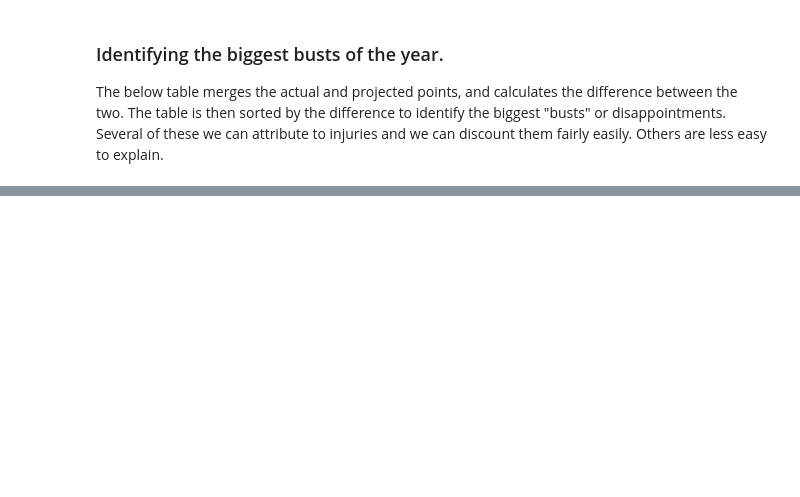
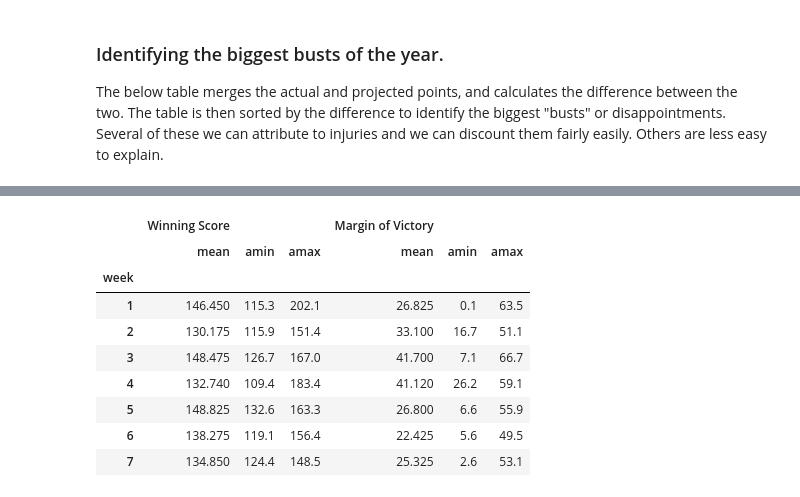
Before and after one commit to smkell/pyffl_pandas, a Jupyter notebook: 2016 After Action Analysis.ipynb, the cells around one changed output, grey strips where cells are left out. Drawn from its saved outputs; the diff is of its cells as text; code cells hidden in the pictures; blank space fills up the shorter version.

```diff
--- a/2016 After Action Analysis.ipynb
+++ b/2016 After Action Analysis.ipynb
@@ -264,0 +333,18 @@ dfa[dfa['name'] == 'Antonio Brown'].loc[:,['name','rank','recsCmp','recsYds','re
+# %%
+grp_proj = winning_scores.groupby('week')
+col_names = {'winning_score': 'Winning Score',
+             'margin_of_victory': 'Margin of Victory'}
+display(grp_proj.agg({'winning_score': [np.mean, np.min, np.max],
+                      'margin_of_victory': [np.mean, np.min, np.max]
+                     }).rename(columns=col_names))
+# %% [output]
+|  | Winning Score |  |  | Margin of Victory |  |  |
+|  | mean | amin | amax | mean | amin | amax |
+| week |  |  |  |  |  |  |
+| 1 | 146.450 | 115.3 | 202.1 | 26.825 | 0.1 | 63.5 |
+| 2 | 130.175 | 115.9 | 151.4 | 33.100 | 16.7 | 51.1 |
+| 3 | 148.475 | 126.7 | 167.0 | 41.700 | 7.1 | 66.7 |
+| 4 | 132.740 | 109.4 | 183.4 | 41.120 | 26.2 | 59.1 |
+| 5 | 148.825 | 132.6 | 163.3 | 26.800 | 6.6 | 55.9 |
+| 6 | 138.275 | 119.1 | 156.4 | 22.425 | 5.6 | 49.5 |
+| 7 | 134.850 | 124.4 | 148.5 | 25.325 | 2.6 | 53.1 |
```
Also changed, not shown: parts of 11 cells of this notebook.
